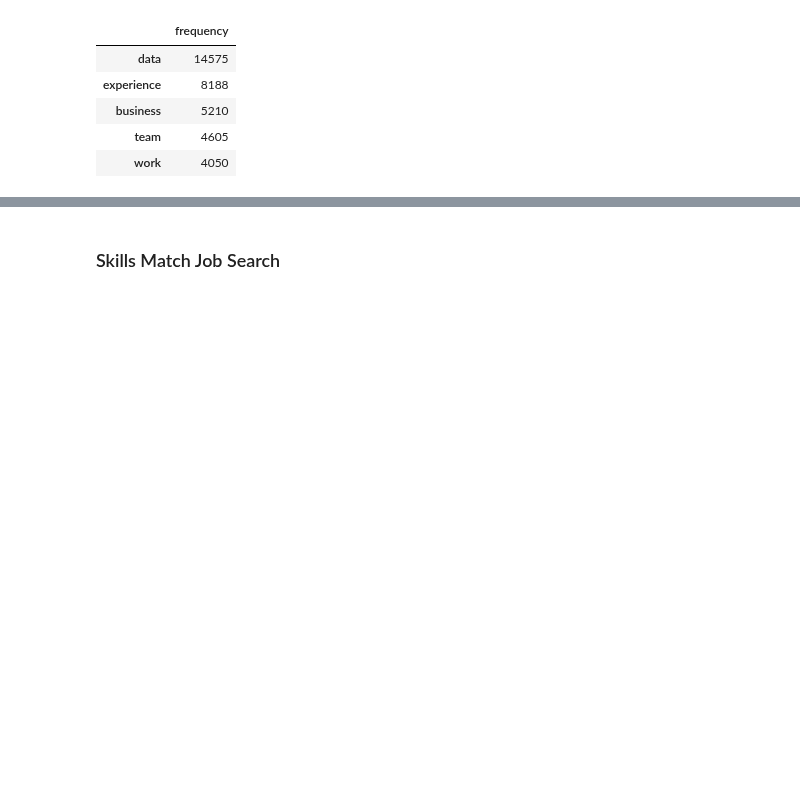
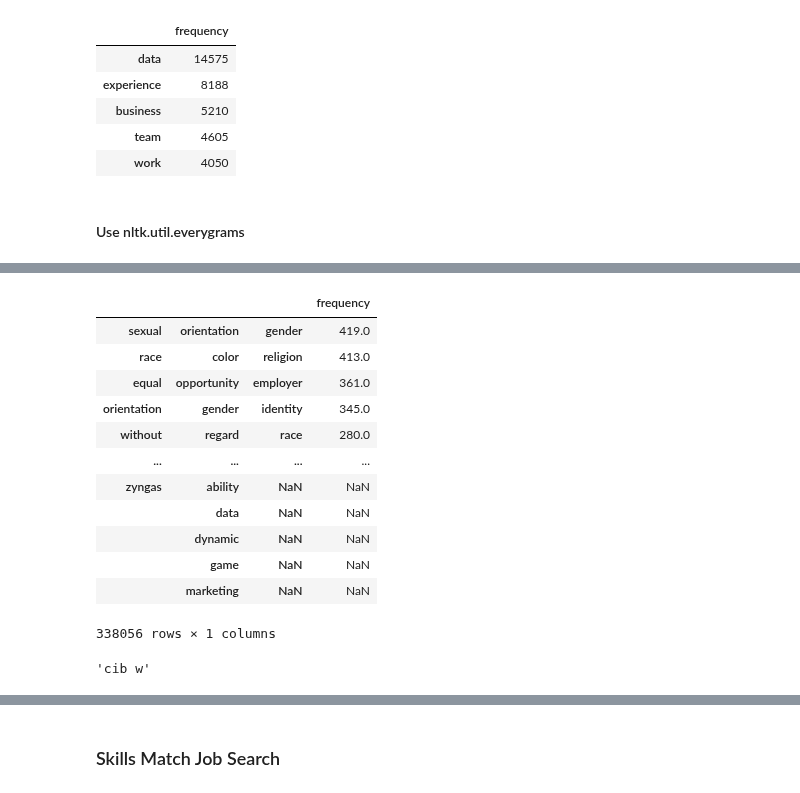
Before and after one commit to Blue-Owl-Data/Job-Search-Dashboard, a Jupyter notebook: notebook/MVP_Shi.ipynb, the cells around one changed output, grey strips where cells are left out. Saved outputs shown, nothing was run; the diff lists cells and outputs as text; code cells hidden in the pictures; blank space fills up the shorter version.

```diff
--- a/notebook/MVP_Shi.ipynb
+++ b/notebook/MVP_Shi.ipynb
@@ -1100,3 +1293,31 @@ everygram.head()
 | business | 5210 |
 | team | 4605 |
 | work | 4050 |
+# %% [markdown]
+#### Use nltk.util.everygrams
+# %%
+# Define a function to
+
+def everygram_frequency(max_len=3):
+    '''
+    '''
+    # Read the json file
+    database = env_Shi.database
+    df = pd.read_json(f"{database}df_ds_tx_prepared_backup.json")
+    d_words = words_variables_v1(df)
+    # Create a dataframe to hold the frequency of mono-, bri-, and tri-grams
+    gram_frequency = pd.DataFrame()
+    # Compute the frequency of mono-, bri-, and tri-grams
+    freq = pd.Series(list(nltk.everygrams(d_words['frequency'].split(), max_len=max_len))).value_counts()
+    # Add the 'freq' series to 'gram_frequency'
+    gram_frequency = pd.concat([gram_frequency, freq], axis=1, sort=True)
+    # Rename the columns
+    gram_frequency.columns = d_words.keys()
+    # Sort the dataframe by the values
+    gram_frequency.sort_values(by='frequency', ascending=False, inplace=True)
+    return gram_frequency
+# %%
+%%time
+df_test = everygram_frequency()
+df_test
+# %% [output]
@@ -1102,0 +1326,17 @@ everygram.head()
+|  |  |  | frequency |
+| sexual | orientation | gender | 419.0 |
+| race | color | religion | 413.0 |
+| equal | opportunity | employer | 361.0 |
+| orientation | gender | identity | 345.0 |
+| without | regard | race | 280.0 |
+| ... | ... | ... | ... |
+| zyngas | ability | NaN | NaN |
+|  | data | NaN | NaN |
+|  | dynamic | NaN | NaN |
+|  | game | NaN | NaN |
+|  | marketing | NaN | NaN |
+338056 rows × 1 columns
+# %%
+dic['frequency'][:5]
+# %% [output]
+'cib w'
```
Also changed, not shown: parts of 29 cells of this notebook.
